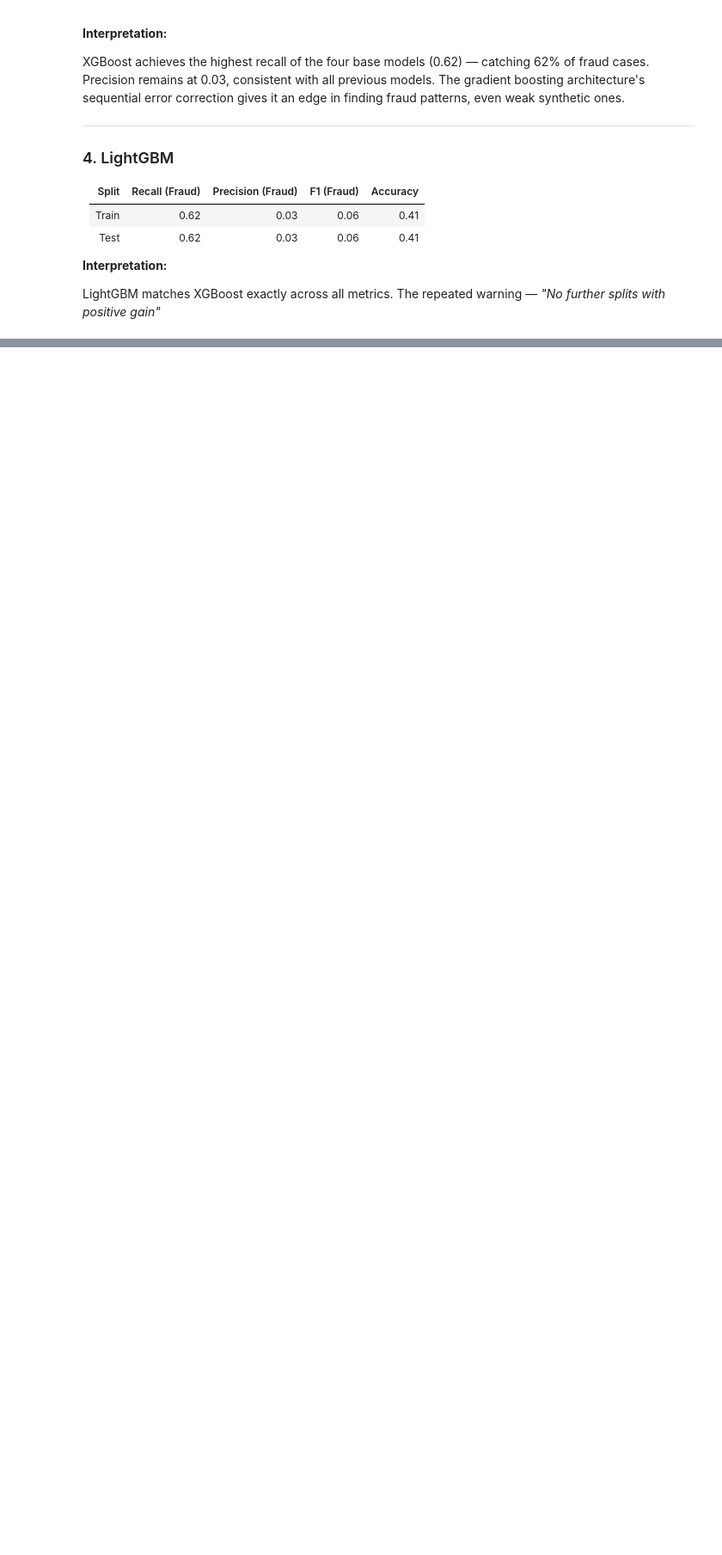
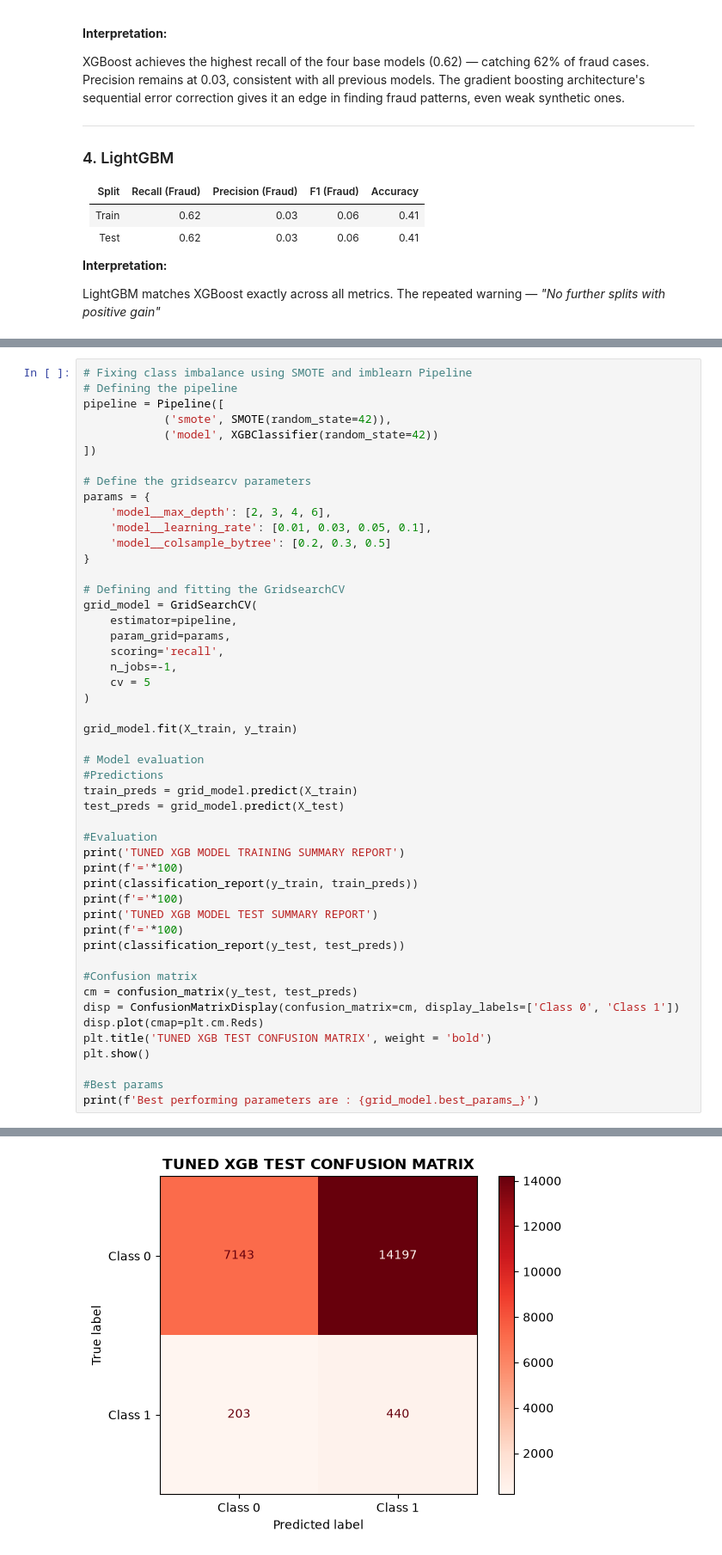
Before and after one commit to TonnieD/Mpesa-Fraud-Detection-System, a Jupyter notebook: Notebooks/modeling.ipynb, the cells around one changed output, grey strips where cells are left out. Shown at 86% size. Cells and saved outputs as stored; diff of their text form; blank space fills up the shorter version.

Commit message:
Fine tunning XGB model

```diff
--- a/Notebooks/modeling.ipynb
+++ b/Notebooks/modeling.ipynb
@@ -463,0 +516,50 @@ LightGBM matches XGBoost exactly across all metrics. The repeated warning — *"
+# %%
+# Fixing class imbalance using SMOTE and imblearn Pipeline
+# Defining the pipeline
+pipeline = Pipeline([
+            ('smote', SMOTE(random_state=42)),
+            ('model', XGBClassifier(random_state=42))
+])
+
+# Define the gridsearcv parameters
+params = {
+    'model__max_depth': [2, 3, 4, 6],
+    'model__learning_rate': [0.01, 0.03, 0.05, 0.1],
+    'model__colsample_bytree': [0.2, 0.3, 0.5]
+}
+
+# Defining and fitting the GridsearchCV
+grid_model = GridSearchCV(
+    estimator=pipeline,
+    param_grid=params,
+    scoring='recall',
+    n_jobs=-1,
+    cv = 5
+)
+
+grid_model.fit(X_train, y_train)
+
+# Model evaluation
+#Predictions
+train_preds = grid_model.predict(X_train)
+test_preds = grid_model.predict(X_test)
+
+#Evaluation
+print('TUNED XGB MODEL TRAINING SUMMARY REPORT')
+print(f'='*100)
+print(classification_report(y_train, train_preds))
+print(f'='*100)
+print('TUNED XGB MODEL TEST SUMMARY REPORT')
+print(f'='*100)
+print(classification_report(y_test, test_preds))
+
+#Confusion matrix
+cm = confusion_matrix(y_test, test_preds)
+disp = ConfusionMatrixDisplay(confusion_matrix=cm, display_labels=['Class 0', 'Class 1'])
+disp.plot(cmap=plt.cm.Reds)
+plt.title('TUNED XGB TEST CONFUSION MATRIX', weight = 'bold')
+plt.show()
+
+#Best params
+print(f'Best performing parameters are : {grid_model.best_params_}')
+# %% [output]
@@ -463,0 +583 @@ LightGBM matches XGBoost exactly across all metrics. The repeated warning — *"
+[figure, added]
```
Also changed, not shown: parts of 3 cells of this notebook.
